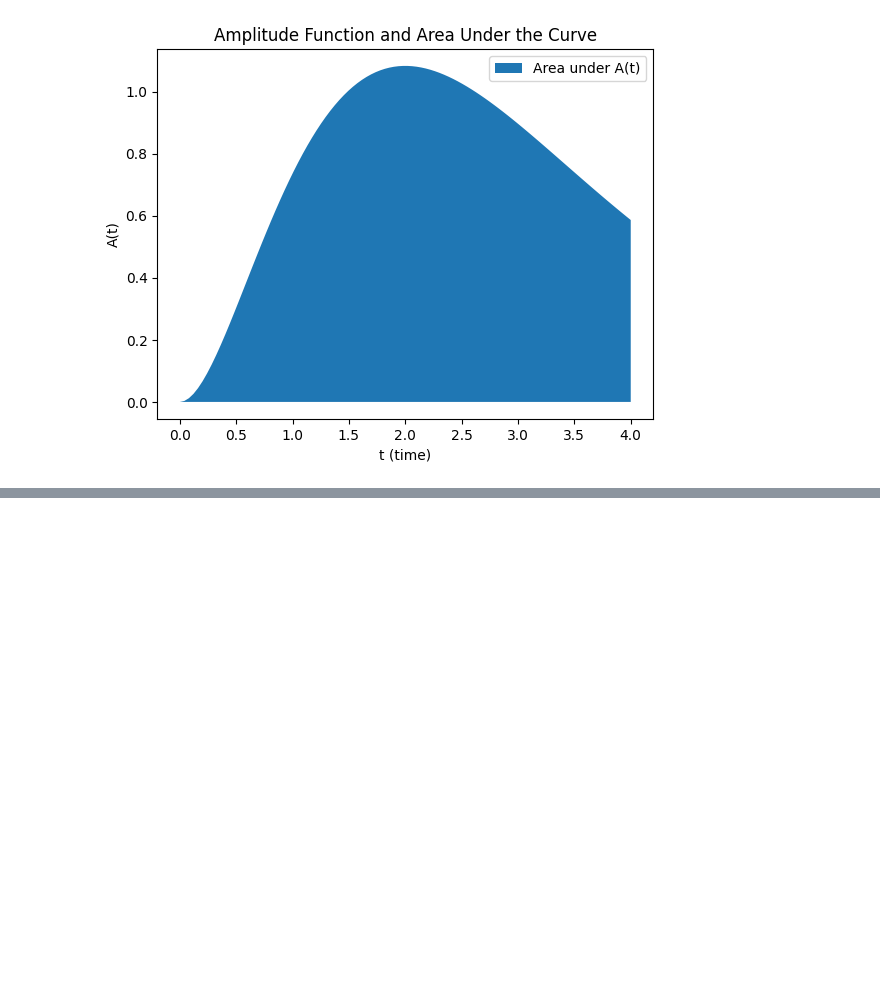
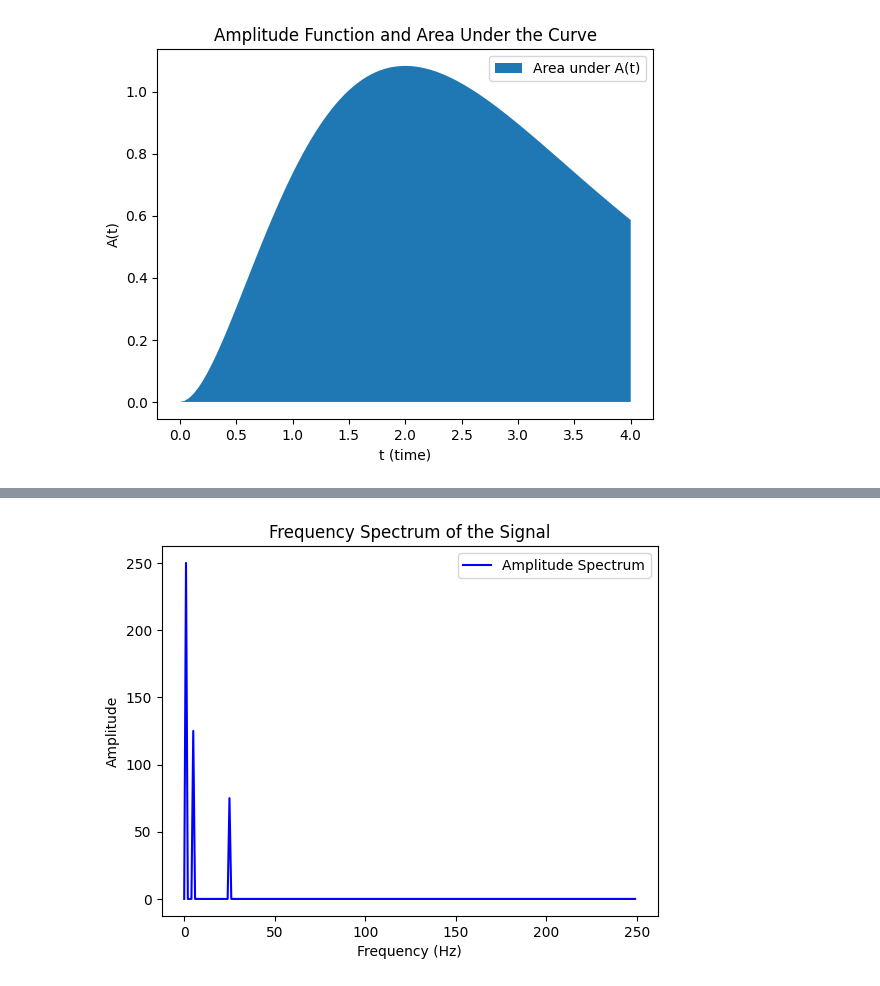
Before and after one commit to Muh-Ayyub/Advanced-Mathmatics-Using-Google-colab, a Jupyter notebook: CM2607_Coursework.ipynb, the cells around one changed output, grey strips where cells are left out. Cells and saved outputs as stored; diff of their text form; code cells hidden in the pictures; blank space fills up the shorter version.

```diff
--- a/CM2607_Coursework.ipynb
+++ b/CM2607_Coursework.ipynb
@@ -85,0 +147,26 @@ plt.show()
+# %%
+#Question 4a working and answer
+
+f = 500
+T = 1/f
+N = 500
+T_interval = np.linspace(0,1,N,endpoint = False)
+
+s_t = np.sin(2 * np.pi * T_interval) + 0.5 * np.sin(10 * np.pi * T_interval) + 0.3 * np.sin(50 * np.pi * T_interval)
+
+ft_result = np.fft.fft(s_t)
+frequencies = np.fft.fftfreq(N,T)
+
+amplitude_spectrum = np.abs(ft_result)
+
+positive_freqs = frequencies[:N // 2]
+positive_amplitudes = amplitude_spectrum[:N // 2]
+
+plt.plot(positive_freqs, positive_amplitudes, color='blue', label="Amplitude Spectrum")
+plt.title("Frequency Spectrum of the Signal")
+plt.xlabel("Frequency (Hz)")
+plt.ylabel("Amplitude")
+plt.legend()
+plt.show()
+# %% [output]
+[figure, added]
```
Also changed, not shown: parts of 9 cells of this notebook.
